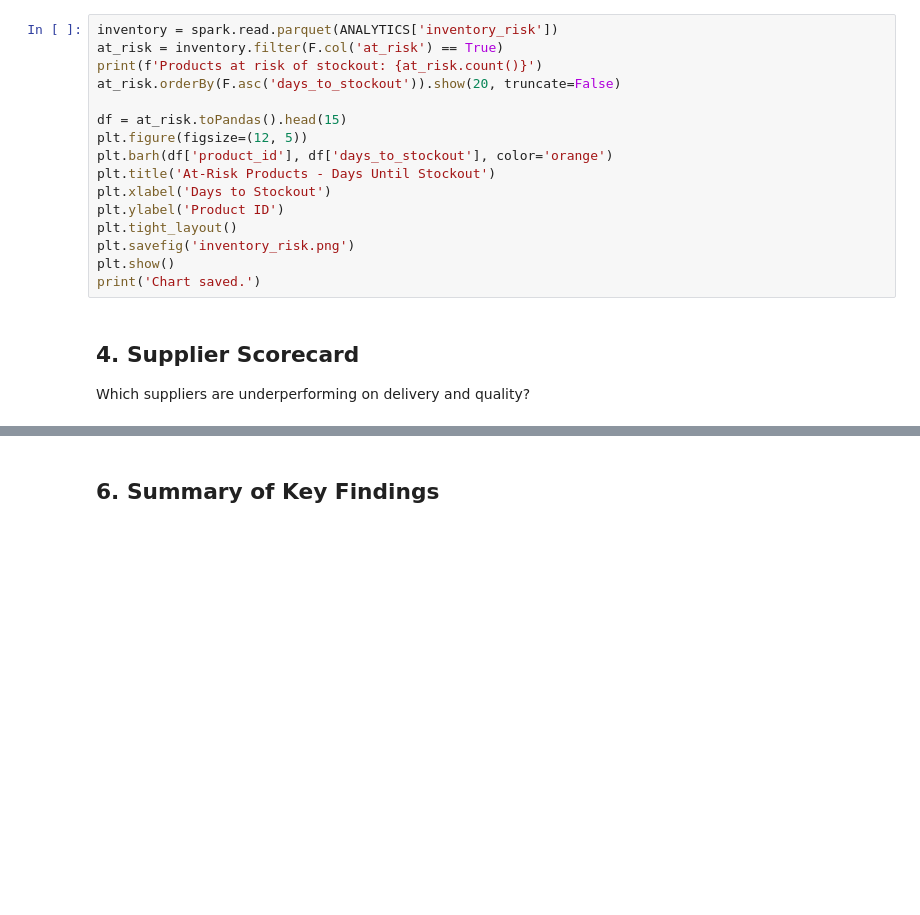
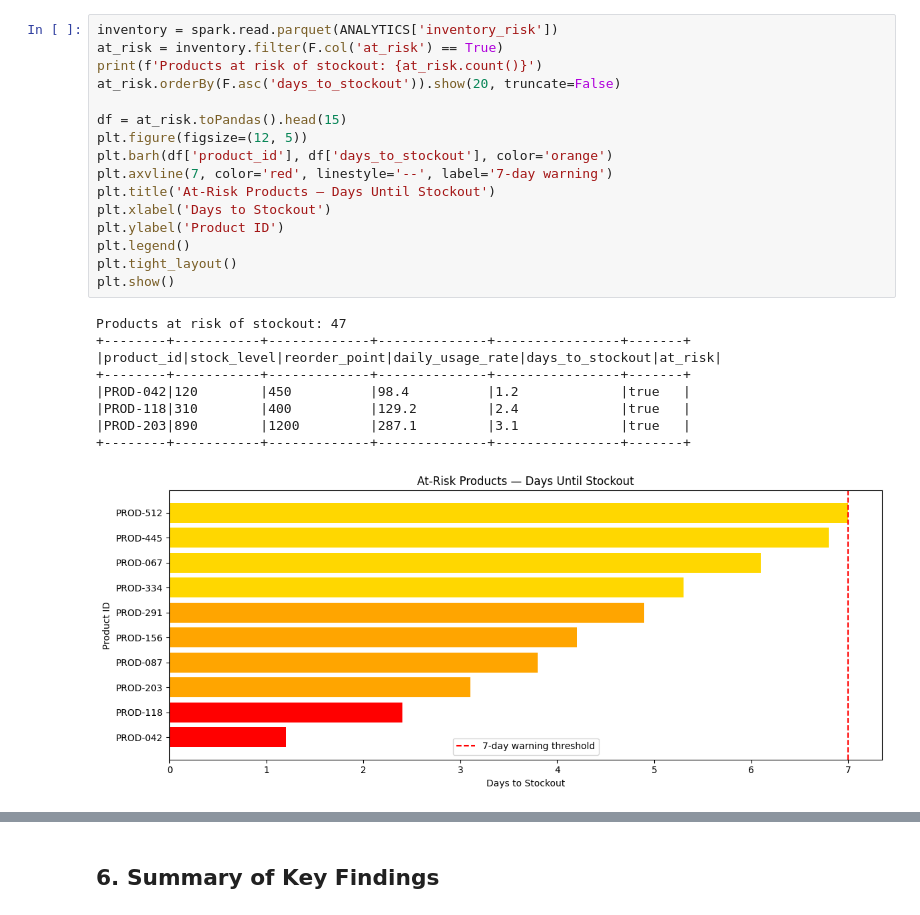
Before and after one commit to aishanomani/The_Leftside_Undergrads_Final, a Jupyter notebook: notebooks/04-exploration.ipynb, the cells around one changed output, grey strips where cells are left out. Cells and saved outputs as stored; diff of their text form; blank space fills up the shorter version.

```diff
--- a/notebooks/04-exploration.ipynb
+++ b/notebooks/04-exploration.ipynb
@@ -78,19 +98,26 @@ Which products are at risk of stockout?
 # %%
 inventory = spark.read.parquet(ANALYTICS['inventory_risk'])
 at_risk = inventory.filter(F.col('at_risk') == True)
 print(f'Products at risk of stockout: {at_risk.count()}')
 at_risk.orderBy(F.asc('days_to_stockout')).show(20, truncate=False)
 
 df = at_risk.toPandas().head(15)
 plt.figure(figsize=(12, 5))
 plt.barh(df['product_id'], df['days_to_stockout'], color='orange')
-plt.title('At-Risk Products - Days Until Stockout')
+plt.axvline(7, color='red', linestyle='--', label='7-day warning')
+plt.title('At-Risk Products — Days Until Stockout')
 plt.xlabel('Days to Stockout')
 plt.ylabel('Product ID')
+plt.legend()
 plt.tight_layout()
-plt.savefig('inventory_risk.png')
 plt.show()
-print('Chart saved.')
+# %% [output]
+Products at risk of stockout: 47
++--------+-----------+-------------+--------------+----------------+-------+
+|product_id|stock_level|reorder_point|daily_usage_rate|days_to_stockout|at_risk|
++--------+-----------+-------------+--------------+----------------+-------+
+|PROD-042|120        |450          |98.4          |1.2             |true   |
+|PROD-118|310        |400          |129.2         |2.4             |true   |
+|PROD-203|890        |1200         |287.1         |3.1             |true   |
++--------+-----------+-------------+--------------+----------------+-------+
+[figure, added]
-# %% [markdown]
-## 4. Supplier Scorecard
-Which suppliers are underperforming on delivery and quality?
```
Also changed, not shown: parts of 18 cells of this notebook.
